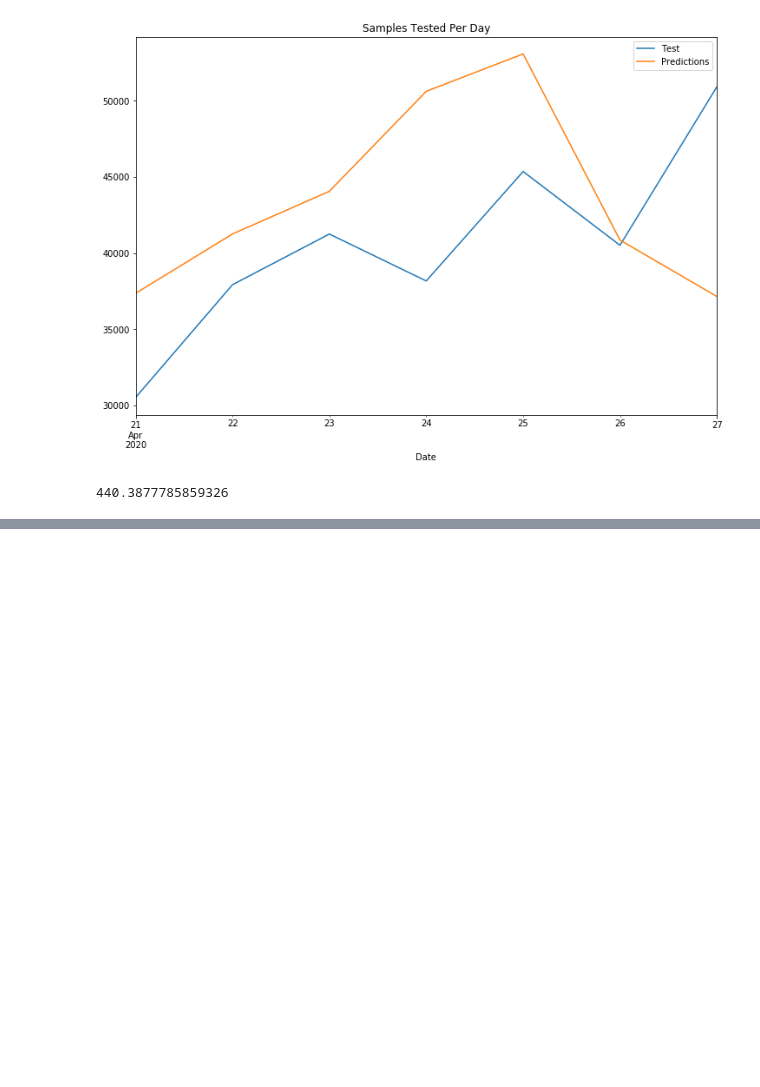
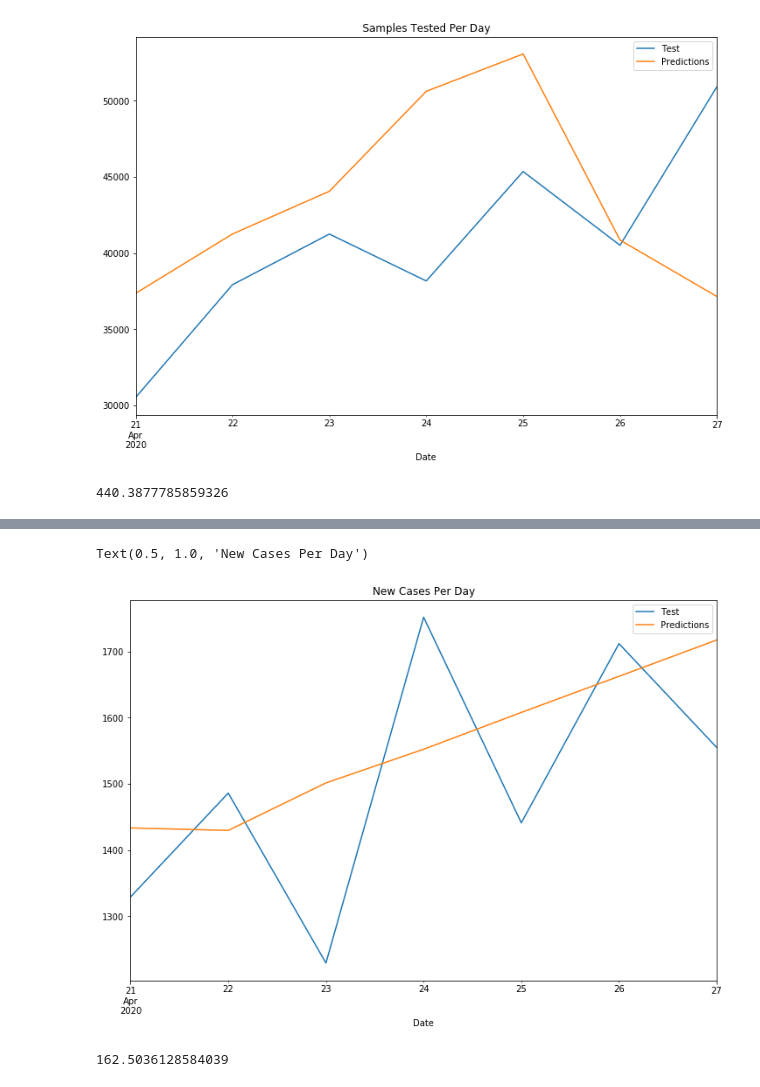
Before and after one commit to Nishant039/Covid-19-Forecasting-India, a Jupyter notebook: Covid-19 Total Cases Analysis.ipynb, the cells around one changed output, grey strips where cells are left out. Saved outputs shown, nothing was run; the diff lists cells and outputs as text; code cells hidden in the pictures; blank space fills up the shorter version.

Commit message:
Added VAR and VARMA

```diff
--- a/Covid-19 Total Cases Analysis.ipynb
+++ b/Covid-19 Total Cases Analysis.ipynb
@@ -794,0 +799,4 @@ rmse(df_cases_tests_april.iloc[-nobs:]["CasesPerDay"],df_forecast["CasesPerDay"]
+# %%
+model = VARMAX(train, order=(1,1), trend='c')
+results = model.fit(maxiter=1000, disp=False)
+results.summary()
@@ -794,0 +838,3 @@ rmse(df_cases_tests_april.iloc[-nobs:]["CasesPerDay"],df_forecast["CasesPerDay"]
+# %%
+df_forecast = results.forecast(7)
+df_forecast
@@ -794,0 +850,4 @@ rmse(df_cases_tests_april.iloc[-nobs:]["CasesPerDay"],df_forecast["CasesPerDay"]
+# %%
+df_forecast["SamplesTestedPerDay Forecast"]= df_cases_tests_april['SamplesTestedPerDay'].iloc[-nobs-1] + df_forecast['SamplesTestedPerDay'].cumsum()
+# %%
+df_forecast["CasesPerDay Forecast"]=df_cases_tests_april['CasesPerDay'].iloc[-nobs-1] + df_forecast['CasesPerDay'].cumsum()
@@ -794,0 +865,12 @@ rmse(df_cases_tests_april.iloc[-nobs:]["CasesPerDay"],df_forecast["CasesPerDay"]
+# %%
+df_cases_tests_april.iloc[-nobs:]["CasesPerDay"].plot(figsize=(12,8),label="Test")
+df_forecast["CasesPerDay Forecast"].plot(label="Predictions")
+plt.legend()
+plt.title("New Cases Per Day")
+# %% [output]
+Text(0.5, 1.0, 'New Cases Per Day')
+[figure, added]
+# %%
+rmse(df_cases_tests_april.iloc[-nobs:]["CasesPerDay"],df_forecast["CasesPerDay Forecast"])
+# %% [output]
+162.5036128584039
```
Also changed, not shown: parts of 12 cells of this notebook.
